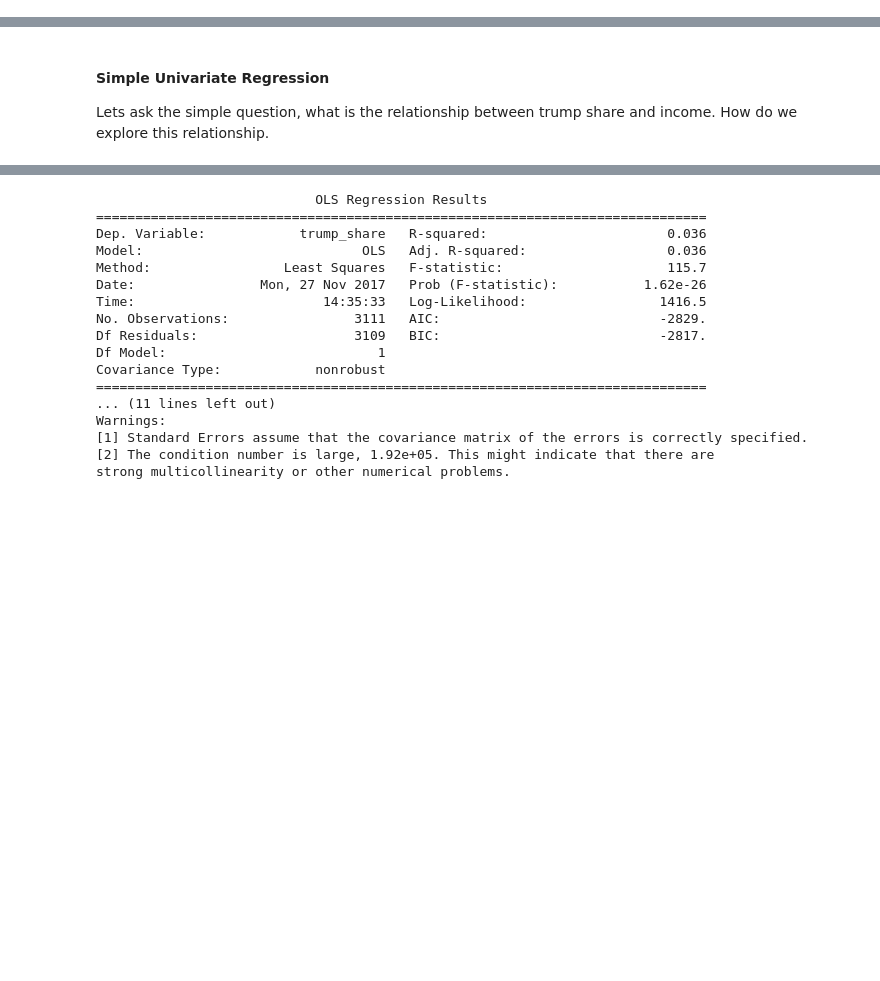
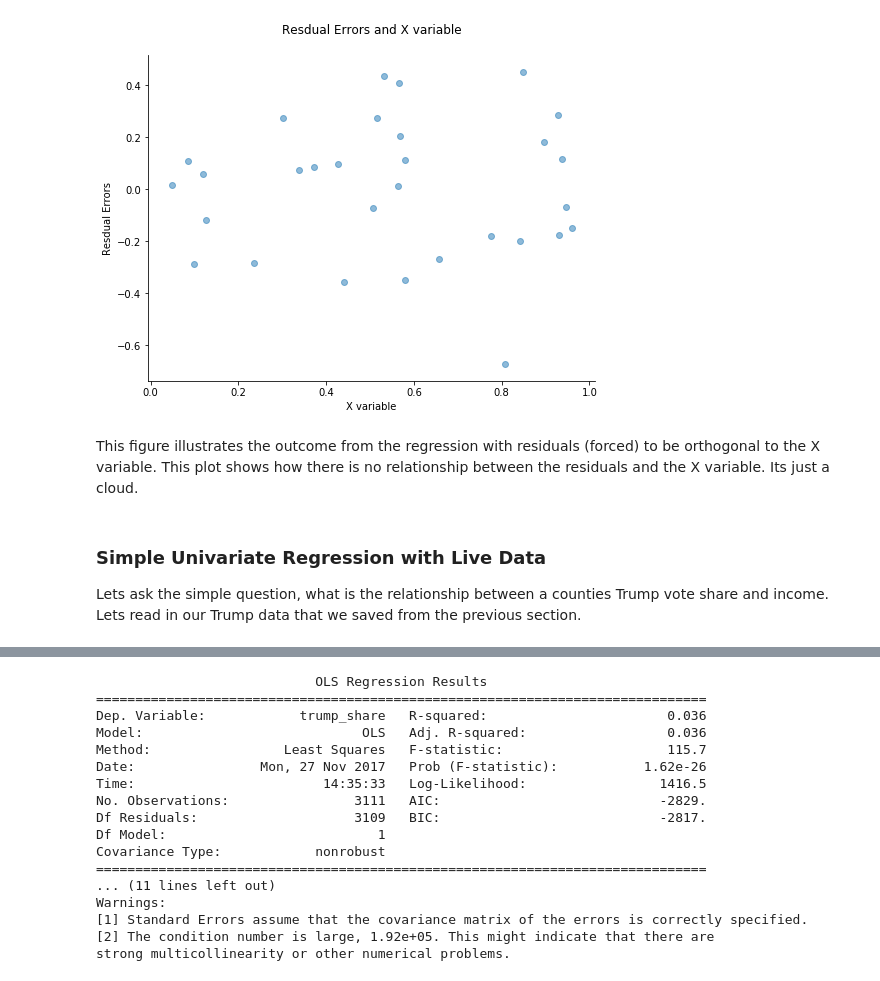
Before and after one commit to mwaugh0328/Data_Bootcamp_Fall_2017, a Jupyter notebook: data_bootcamp_1127/stats_models.ipynb, the cells around one changed output, grey strips where cells are left out. Drawn from its saved outputs; the diff is of its cells as text; code cells hidden in the pictures; blank space fills up the shorter version.

```diff
--- a/data_bootcamp_1127/stats_models.ipynb
+++ b/data_bootcamp_1127/stats_models.ipynb
@@ -51,3 +177,28 @@ Now lets read in our Trump data that we saved from the previous section.
+# %%
+errors = results.resid
+           # This generages the residuals that is the
+           # difference between the predicted and observed values
+
+fig, ax = plt.subplots(figsize = (8,6))
+
+ax.scatter(fake_df["x_var"], errors, alpha = 0.50)
+
+ax.spines["right"].set_visible(False)
+ax.spines["top"].set_visible(False)
+
+ax.set_title("Resdual Errors and X variable\n")
+ax.set_ylabel("Resdual Errors")
+ax.set_xlabel("X variable")
+
+plt.show()
+# %% [output]
+[figure, added]
+# %% [markdown]
+This figure illustrates the outcome from the regression with residuals (forced) to be orthogonal to the X variable. This plot shows how there is no relationship between the residuals and the X variable. Its just a cloud.
+# %% [markdown]
+### Simple Univariate Regression with Live Data
+
+Lets ask the simple question, what is the relationship between a counties Trump vote share and income. Lets read in our Trump data that we saved from the previous section.
 # %%
 path = "C://data_bootcamp//trump_data.csv"
        # Lets read in the previous dataset...
@@ -62,7 +213,3 @@ trump_data.head()
 | 2 | 10 | 26932.0 | 32964.0 | Barbour County, Alabama | 5 | 1 | 1005.0 | AL | alabama | 1005 | ... |
 | 3 | 15 | 22604.0 | 38678.0 | Bibb County, Alabama | 7 | 1 | 1007.0 | AL | alabama | 1007 | ... |
 | 4 | 20 | 57710.0 | 45813.0 | Blount County, Alabama | 9 | 1 | 1009.0 | AL | alabama | 1009 | ... |
-# %% [markdown]
-#### Simple Univariate Regression
-
-Lets ask the simple question, what is the relationship between trump share and income. How do we explore this relationship.
```
Also changed, not shown: parts of 24 cells of this notebook.
